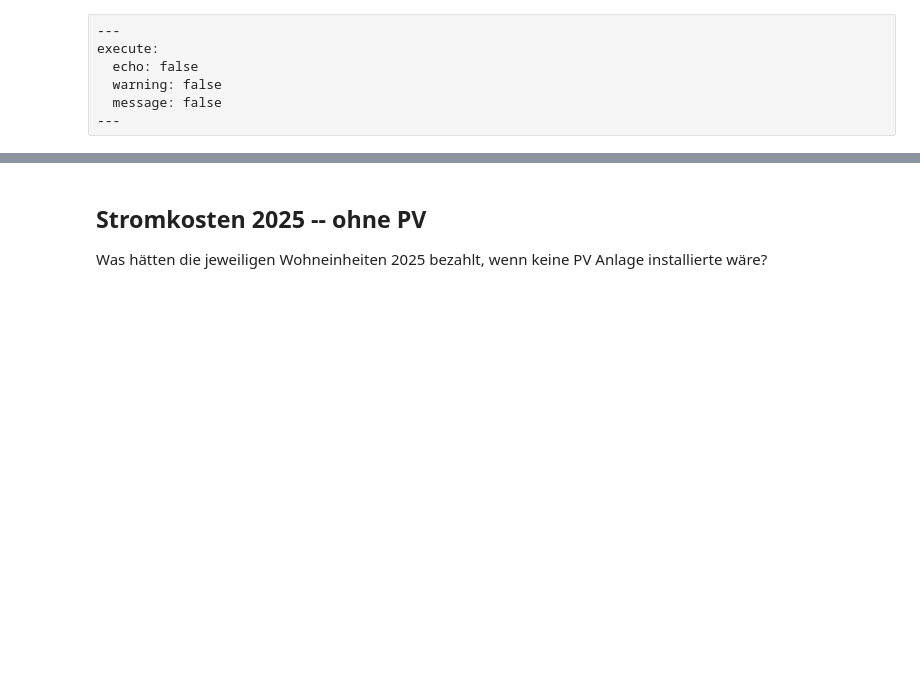
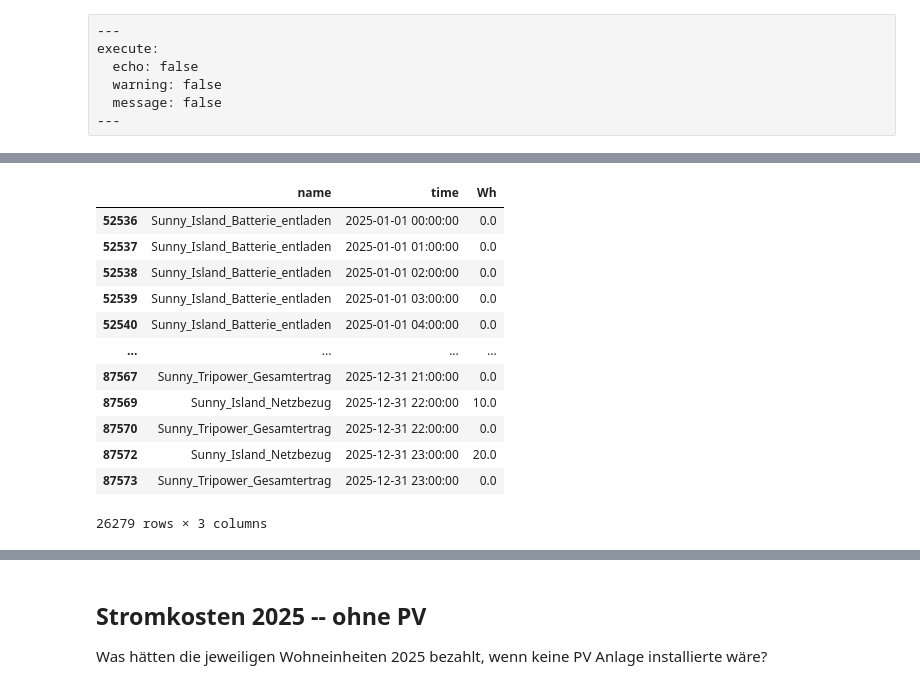
Before and after one commit to grst/dynamischer-stromtarif, a Jupyter notebook: src/dynamischer-stromtarif-pv.ipynb, the cells around one changed output, grey strips where cells are left out. Saved outputs shown, nothing was run; the diff lists cells and outputs as text; code cells hidden in the pictures; blank space fills up the shorter version.

```diff
--- a/src/dynamischer-stromtarif-pv.ipynb
+++ b/src/dynamischer-stromtarif-pv.ipynb
@@ -145,3 +105,19 @@ cost_per_month = (
 cost_per_year = cost_df.groupby("name")[
     ["Wh", "Wh_grid", "price_tado", "price_auew", "price_tado_no_pv", "price_auew_no_pv"]
 ].sum()
+# %%
+production
+# %% [output]
+|  | name | time | Wh |
+| 52536 | Sunny_Island_Batterie_entladen | 2025-01-01 00:00:00 | 0.0 |
+| 52537 | Sunny_Island_Batterie_entladen | 2025-01-01 01:00:00 | 0.0 |
+| 52538 | Sunny_Island_Batterie_entladen | 2025-01-01 02:00:00 | 0.0 |
+| 52539 | Sunny_Island_Batterie_entladen | 2025-01-01 03:00:00 | 0.0 |
+| 52540 | Sunny_Island_Batterie_entladen | 2025-01-01 04:00:00 | 0.0 |
+| ... | ... | ... | ... |
+| 87567 | Sunny_Tripower_Gesamtertrag | 2025-12-31 21:00:00 | 0.0 |
+| 87569 | Sunny_Island_Netzbezug | 2025-12-31 22:00:00 | 10.0 |
+| 87570 | Sunny_Tripower_Gesamtertrag | 2025-12-31 22:00:00 | 0.0 |
+| 87572 | Sunny_Island_Netzbezug | 2025-12-31 23:00:00 | 20.0 |
+| 87573 | Sunny_Tripower_Gesamtertrag | 2025-12-31 23:00:00 | 0.0 |
+26279 rows × 3 columns
```
Also changed, not shown: parts of 7 cells of this notebook.
